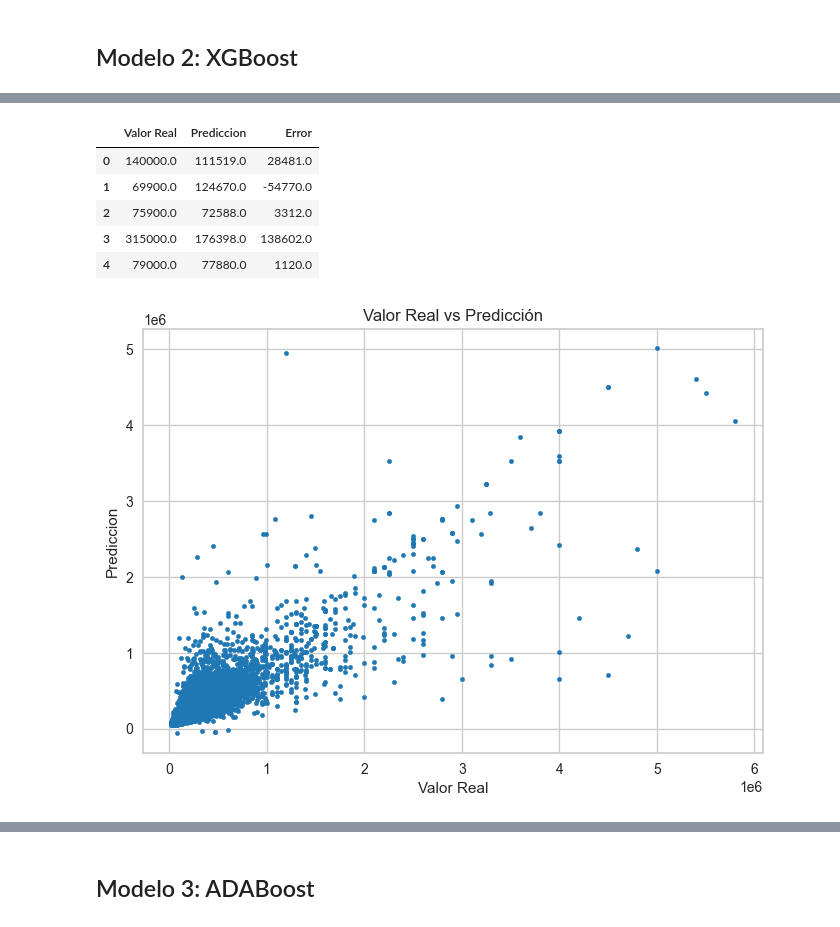
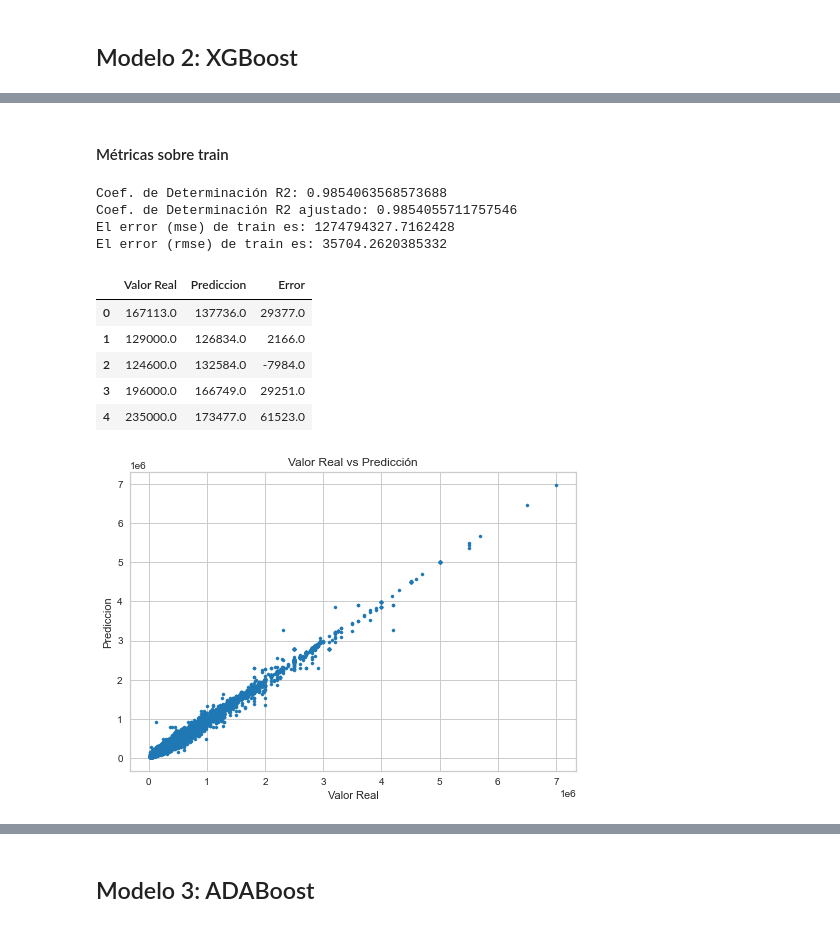
Before and after one commit to iankvdh/Organizacion-de-Datos-2C2022-GRUPO22, a Jupyter notebook: 7506R_TP1_GRUPO22_ENTREGA_REGRESION.ipynb, the cells around one changed output, grey strips where cells are left out. Drawn from its saved outputs; the diff is of its cells as text; code cells hidden in the pictures.

```diff
--- a/7506R_TP1_GRUPO22_ENTREGA_REGRESION.ipynb
+++ b/7506R_TP1_GRUPO22_ENTREGA_REGRESION.ipynb
@@ -554,0 +474,3 @@ Coef. de Determinación R2: 0.7444511822835793
+# %%
+best_xgb_regressor = rand_xgb.best_estimator_
+best_xgb_regressor
@@ -555,18 +488,55 @@ Coef. de Determinación R2: 0.7444511822835793
+# %% [markdown]
+#### Métricas sobre train
+# %%
+#Predicción con mejor estimador
+y_pred_train_xgb = best_xgb_regressor.predict(x_train_xgb)
+
+#Coef. de Determinación R2
+r2_score_train_xgb = r2_score(y_train_xgb, y_pred_train_xgb)
+print(f'Coef. de Determinación R2: {r2_score_train_xgb}')
+
+#Coef. de Determinación R2 ajustado
+n = x_train_xgb.shape[0] #n = count of rows in your dataset used for train or test
+p = 4 #p = count of independent variables
+print(f'Coef. de Determinación R2 ajustado: {1-(1-r2_score_train_xgb)*(n-1)/(n-p-1)}')
+
+#Mean Square Error
+mse = metrics.mean_squared_error(
+        y_true  = y_train_xgb,
+        y_pred  = y_pred_train_xgb,
+        squared = True
+       )
+
+print(f"El error (mse) de train es: {mse}")
+
+#Root Mean Square Error
+rmse = metrics.mean_squared_error(
+        y_true  = y_train_xgb,
+        y_pred  = y_pred_train_xgb,
+        squared = False
+       )
+
+print(f"El error (rmse) de train es: {rmse}")
+# %% [output]
+Coef. de Determinación R2: 0.9854063568573688
+Coef. de Determinación R2 ajustado: 0.9854055711757546
+El error (mse) de train es: 1274794327.7162428
+El error (rmse) de train es: 35704.2620385332
 # %%
 # Performance
-performance = pd.DataFrame({'Valor Real': y_test,
-                            'Prediccion': y_pred.round(),
-                            'Error': y_test - y_pred.round()})
+performance_train_xgb = pd.DataFrame({'Valor Real': y_train_xgb,
+                            'Prediccion': y_pred_train_xgb.round(),
+                            'Error': y_train_xgb - y_pred_train_xgb.round()})
 # View
-performance.head()
+performance_train_xgb.head()
 # %% [output]
 |  | Valor Real | Prediccion | Error |
-| 0 | 140000.0 | 111519.0 | 28481.0 |
-| 1 | 69900.0 | 124670.0 | -54770.0 |
-| 2 | 75900.0 | 72588.0 | 3312.0 |
-| 3 | 315000.0 | 176398.0 | 138602.0 |
-| 4 | 79000.0 | 77880.0 | 1120.0 |
+| 0 | 167113.0 | 137736.0 | 29377.0 |
+| 1 | 129000.0 | 126834.0 | 2166.0 |
+| 2 | 124600.0 | 132584.0 | -7984.0 |
+| 3 | 196000.0 | 166749.0 | 29251.0 |
+| 4 | 235000.0 | 173477.0 | 61523.0 |
 # %%
-scatter = performance.plot.scatter(x="Valor Real", y="Prediccion", s=10, c='tab:blue').set(title="Valor Real vs Predicción",xlabel='Valor Real',ylabel='Prediccion')
+scatter_real_predict_train_xgb = performance_train_xgb.plot.scatter(x="Valor Real", y="Prediccion", s=10, c='tab:blue').set(title="Valor Real vs Predicción",xlabel='Valor Real',ylabel='Prediccion')
 # %% [output]
-[figure, old version]
+[figure, new version]
```
Also changed, not shown: parts of 76 cells of this notebook.
